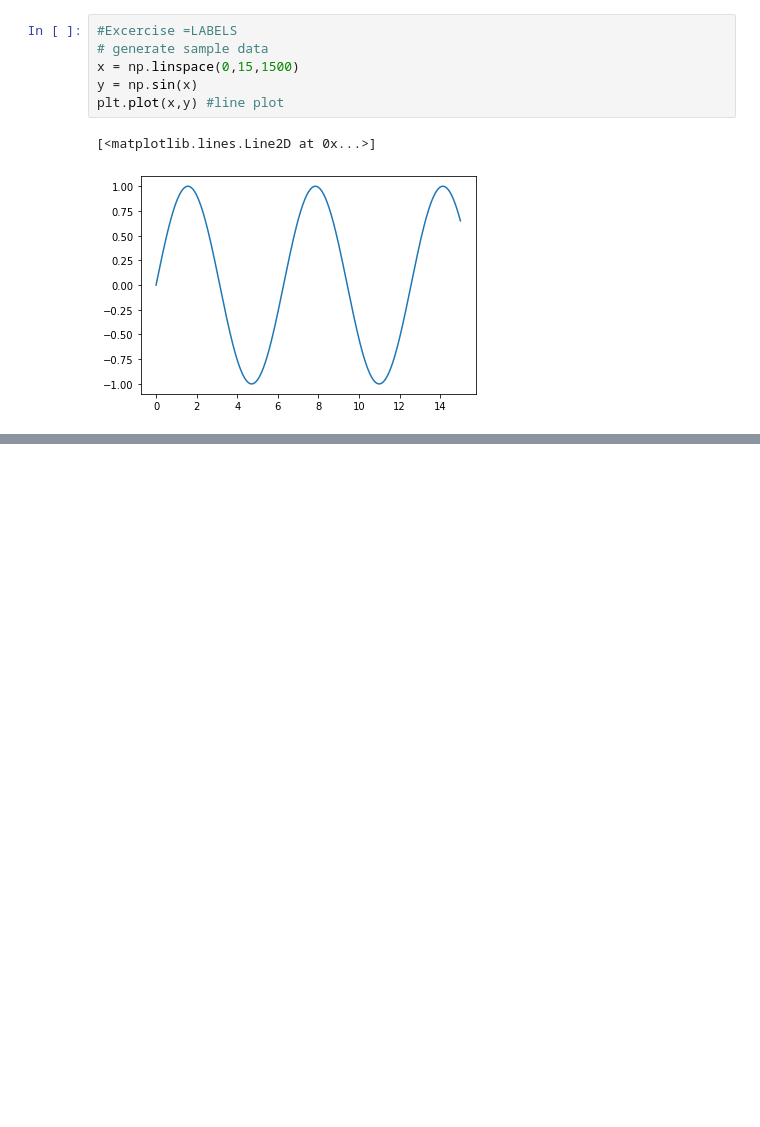
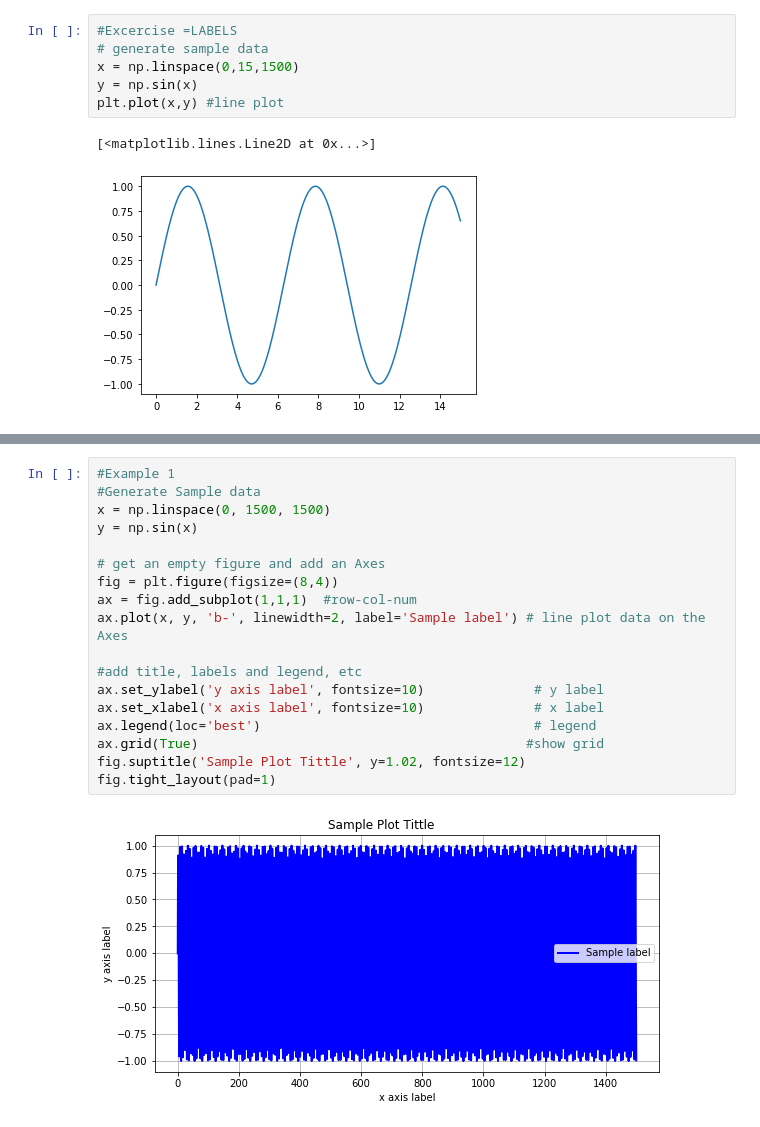
Before and after one commit to anjali88/Basic-ML-, a Jupyter notebook: Pushpanjali_Banik_Matplotlib.ipynb, the cells around one changed output, grey strips where cells are left out. Cells and saved outputs as stored; diff of their text form; blank space fills up the shorter version.

```diff
--- a/Pushpanjali_Banik_Matplotlib.ipynb
+++ b/Pushpanjali_Banik_Matplotlib.ipynb
@@ -84,0 +124,20 @@ plt.plot(x,y) #line plot
+# %%
+#Example 1
+#Generate Sample data
+x = np.linspace(0, 1500, 1500)
+y = np.sin(x)
+
+# get an empty figure and add an Axes
+fig = plt.figure(figsize=(8,4))
+ax = fig.add_subplot(1,1,1)  #row-col-num
+ax.plot(x, y, 'b-', linewidth=2, label='Sample label') # line plot data on the Axes
+
+#add title, labels and legend, etc
+ax.set_ylabel('y axis label', fontsize=10)              # y label
+ax.set_xlabel('x axis label', fontsize=10)              # x label
+ax.legend(loc='best')                                   # legend
+ax.grid(True)                                          #show grid
+fig.suptitle('Sample Plot Tittle', y=1.02, fontsize=12)
+fig.tight_layout(pad=1)
+# %% [output]
+[figure, added]
```
Also changed, not shown: parts of 14 cells of this notebook.
